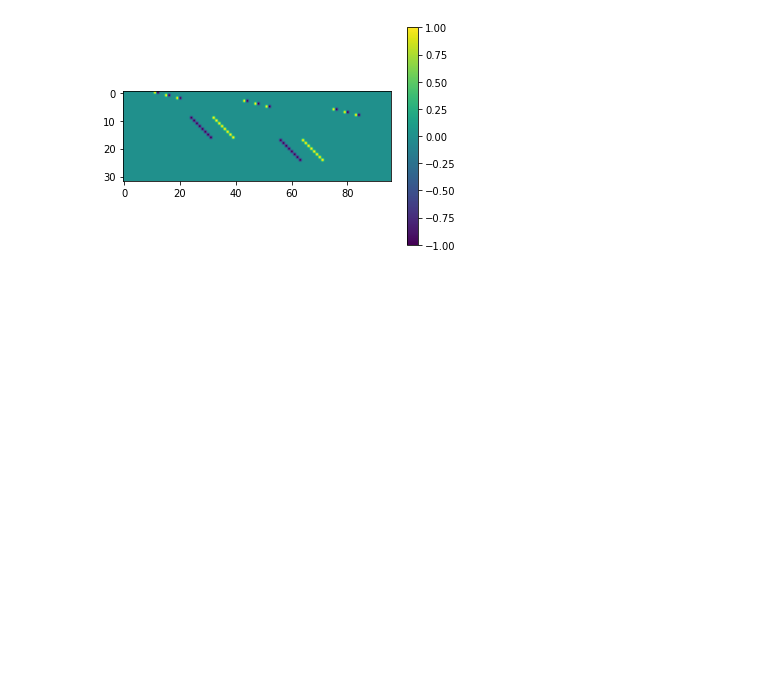
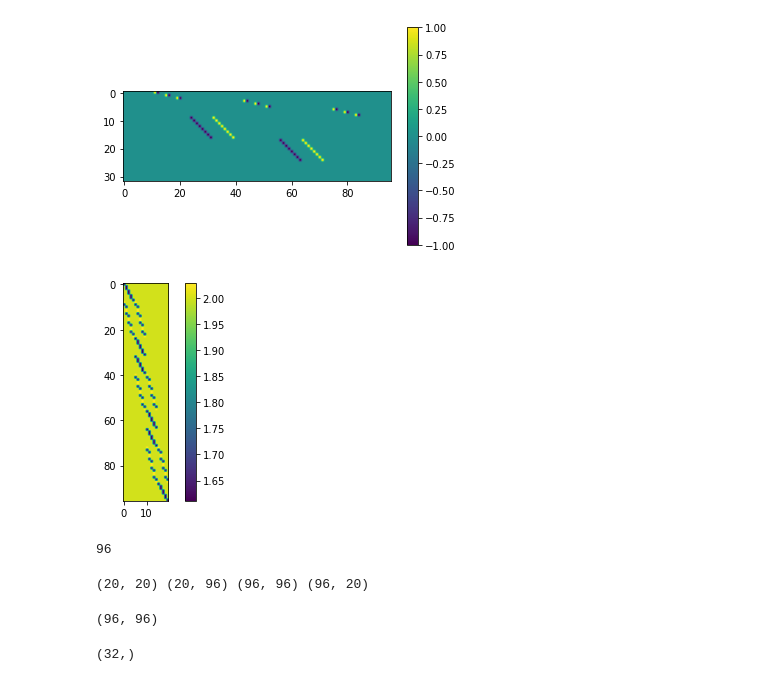
Before and after one commit to pauromeu/feti-dp-sp1, a Jupyter notebook: code/serial/main.ipynb, the cells around one changed output. Drawn from its saved outputs; the diff is of its cells as text; code cells hidden in the pictures; blank space fills up the shorter version.

```diff
--- a/code/serial/main.ipynb
+++ b/code/serial/main.ipynb
@@ -43,9 +43,10 @@ ARr = create_ARr_matrices(Nsub_x, Nsub_y, Nr_x, Nr_y)
 # Stiffness matrices K
 KRR = assembly_KRR_matrix(Ks, ARr, rs)
 KPP = assembly_KPP_matrix(Ks, APq, qs)
-KPR = assembly_KPR_matrix(Ks, APq, ARr, qs, rs)
-KRP = KPR.T
+KRP = assembly_KPR_matrix(Ks, APq, ARr, qs, rs)
+KPR = KRP.T
 # %%
 Nr = Nr_x*Nr_y - 4  # Number of local remaining nodes r
 NR = Nr*(Nsub_x*Nsub_y)  # Number of total remaining nodes R
-Nr
+Nq = 4 # Number of primal nodes in each subdomain
+NP = (Nsub_x + 1)*(Nsub_y + 1) # Total number of primal nodes
@@ -87,15 +93,15 @@ for j in range(Nsub_y):
             for lambda_, rs in zip(lambda_right, rs_right):
                 Brs[int(lambda_), int(rs)] = 1
         # bottom
-        Nlambdar_hor = (Nr_y - 2)*(Nsub_y)*(Nsub_x - 1)
+        NlambdaR_hor = (Nr_y - 2)*(Nsub_y)*(Nsub_x - 1)
         if j > 0:
-            lambda_bot = np.arange(Nlambdar_hor + (j - 1)*(Nr_x - 2)*Nsub_x + i*(Nr_x - 2), Nlambdar_hor + (j - 1)*(Nr_x - 2)*Nsub_x + i*(Nr_x - 2) + (Nr_x - 2))
+            lambda_bot = np.arange(NlambdaR_hor + (j - 1)*(Nr_x - 2)*Nsub_x + i*(Nr_x - 2), NlambdaR_hor + (j - 1)*(Nr_x - 2)*Nsub_x + i*(Nr_x - 2) + (Nr_x - 2))
             # print('bot', lambda_bot)
             for lambda_, rs in zip(lambda_bot, rs_bot):
                 Brs[int(lambda_), int(rs)] = 1
         # top
         if j < Nsub_y - 1:
-            lambda_top = np.arange(Nlambdar_hor + (j)*(Nr_x - 2)*Nsub_x + i*(Nr_x - 2), Nlambdar_hor + (j)*(Nr_x - 2)*Nsub_x + i*(Nr_x - 2) + (Nr_x - 2))
+            lambda_top = np.arange(NlambdaR_hor + (j)*(Nr_x - 2)*Nsub_x + i*(Nr_x - 2), NlambdaR_hor + (j)*(Nr_x - 2)*Nsub_x + i*(Nr_x - 2) + (Nr_x - 2))
             # print('top', lambda_top)
             for lambda_, rs in zip(lambda_top, rs_top):
                 Brs[int(lambda_), int(rs)] = -1
@@ -105,3 +111,37 @@ for j in range(Nsub_y):
 plot_sparse_matrix(BlambdaR)
 # %% [output]
 [figure]
+# %%
+# Dirichlet boundary conditions
+# Left wall remaining
+
+Nr_x = 4
+Nr_y = 3
+Nsub_x = 4
+Nsub_y = 3
+NlambdaR = 25
+BlambdaR_aux = np.zeros([Nlambda, NR])
+for j in range(Nsub_y):
+    Brs = np.zeros([Nlambda, Nr])
+    rs_left = np.arange(Nr_x - 2, (Nr_y - 2)*(Nr_x) + Nr_x - 2, Nr_x)
+    lambda_left = np.arange(NlambdaR + (Nr_y - 1)*j + 1, NlambdaR + (Nr_y - 1)*j + 1 + Nr_y - 2)
+    #d_left = np.arange(1 + j*(Nr_y - 1), 1+j*(Nr_y - 1) + Nr_y - 2)
+    for rs, lambda_ in zip(rs_left, lambda_left):
+        Brs[lambda_, rs] = 1
+    BlambdaR_aux += Brs @ ARr[j*Nsub_x].T
+
+BlambdaR += BlambdaR_aux
+# %%
+#Left wall primal
+BlambdaP = np.zeros([Nlambda, NP])
+
+for j in range(Nsub_y):
+    Bqs = np.zeros([Nlambda, Nq])
+    if j == 0:
+        Bqs[NlambdaR, 0] = 1
+    Bqs[NlambdaR + j*(Nr_y - 1) + Nr_y - 1, 2] = 1
+    BlambdaP += Bqs @ APq[j*Nsub_x].T
+
+plot_sparse_matrix(KRP)
+# %% [output]
+[figure, added]
@@ -107,0 +158,4 @@ plot_sparse_matrix(BlambdaR)
+# %%
+NR
+# %% [output]
+96
@@ -107,0 +176,11 @@ plot_sparse_matrix(BlambdaR)
+# %%
+print(np.shape(KPP), np.shape(KPR), np.shape(np.linalg.inv(KRR)), np.shape(KRP))
+# %% [output]
+(20, 20) (20, 96) (96, 96) (96, 20)
+# %%
+KRR_inv = np.linalg.inv(KRR)
+SPP = KPP - KPR @ KRR_inv @ KRP
+SPP_inv = np.linalg.inv(SPP)
+np.shape(KRR_inv)
+# %% [output]
+(96, 96)
@@ -107,0 +189,5 @@ plot_sparse_matrix(BlambdaR)
+# %%
+dH = -d + BlambdaP @ SPP_inv @ fPH + BlambdaR @ KRR_inv @ fR - BlambdaR @ KRR_inv @ KRP @ SPP_inv @ fPH
+np.shape(dH)
+# %% [output]
+(32,)
```
Also changed, not shown: parts of 14 cells of this notebook.
